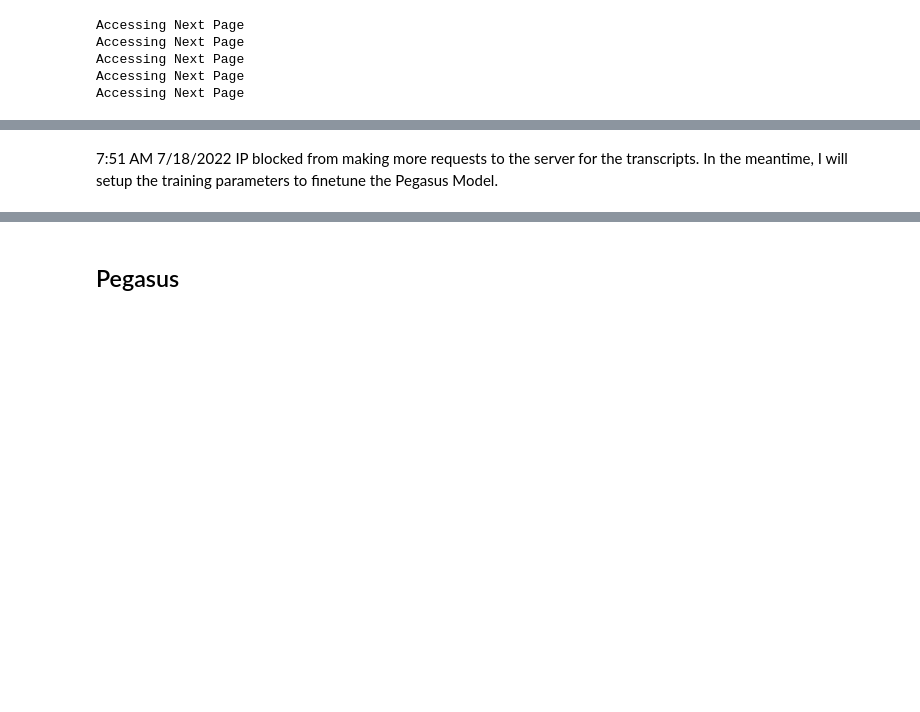
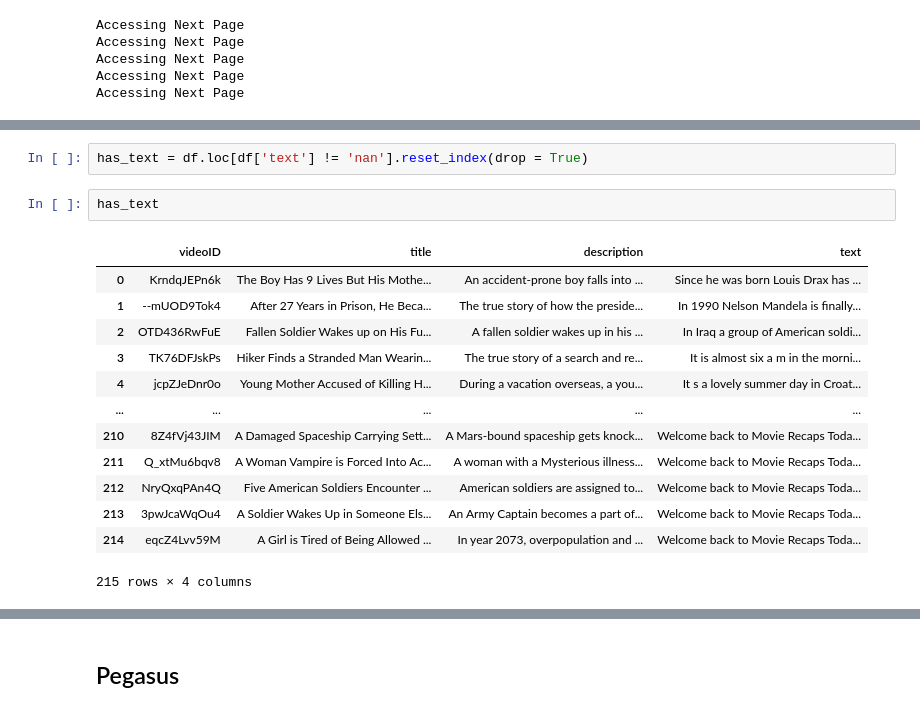
Before and after one commit to girishsenthil/NLP, a Jupyter notebook: PegasusForYouTubeVideoSummarization.ipynb, the cells around one changed output, grey strips where cells are left out. Saved outputs shown, nothing was run; the diff lists cells and outputs as text; blank space fills up the shorter version.

```diff
--- a/PegasusForYouTubeVideoSummarization.ipynb
+++ b/PegasusForYouTubeVideoSummarization.ipynb
@@ -222,2 +229,18 @@ df
-# %% [markdown]
-7:51 AM 7/18/2022 IP blocked from making more requests to the server for the transcripts. In the meantime, I will setup the training parameters to finetune the Pegasus Model.
+# %%
+has_text = df.loc[df['text'] != 'nan'].reset_index(drop = True)
+# %%
+has_text
+# %% [output]
+|  | videoID | title | description | text |
+| 0 | KrndqJEPn6k | The Boy Has 9 Lives But His Mothe... | An accident-prone boy falls into ... | Since he was born Louis Drax has ... |
+| 1 | --mUOD9Tok4 | After 27 Years in Prison, He Beca... | The true story of how the preside... | In 1990 Nelson Mandela is finally... |
+| 2 | OTD436RwFuE | Fallen Soldier Wakes up on His Fu... | A fallen soldier wakes up in his ... | In Iraq a group of American soldi... |
+| 3 | TK76DFJskPs | Hiker Finds a Stranded Man Wearin... | The true story of a search and re... | It is almost six a m in the morni... |
+| 4 | jcpZJeDnr0o | Young Mother Accused of Killing H... | During a vacation overseas, a you... | It s a lovely summer day in Croat... |
+| ... | ... | ... | ... | ... |
+| 210 | 8Z4fVj43JIM | A Damaged Spaceship Carrying Sett... | A Mars-bound spaceship gets knock... | Welcome back to Movie Recaps Toda... |
+| 211 | Q_xtMu6bqv8 | A Woman Vampire is Forced Into Ac... | A woman with a Mysterious illness... | Welcome back to Movie Recaps Toda... |
+| 212 | NryQxqPAn4Q | Five American Soldiers Encounter ... | American soldiers are assigned to... | Welcome back to Movie Recaps Toda... |
+| 213 | 3pwJcaWqOu4 | A Soldier Wakes Up in Someone Els... | An Army Captain becomes a part of... | Welcome back to Movie Recaps Toda... |
+| 214 | eqcZ4Lvv59M | A Girl is Tired of Being Allowed ... | In year 2073, overpopulation and ... | Welcome back to Movie Recaps Toda... |
+215 rows × 4 columns
```
Also changed, not shown: parts of 26 cells of this notebook.
